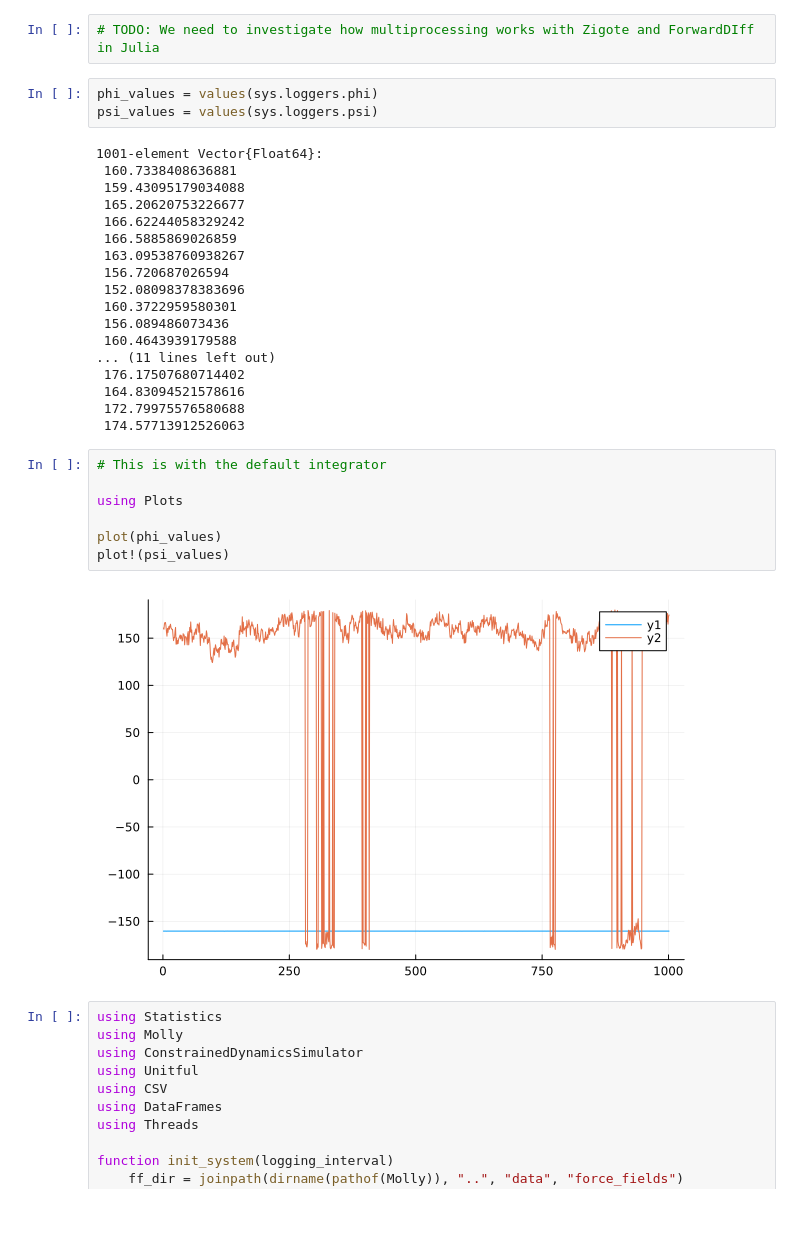
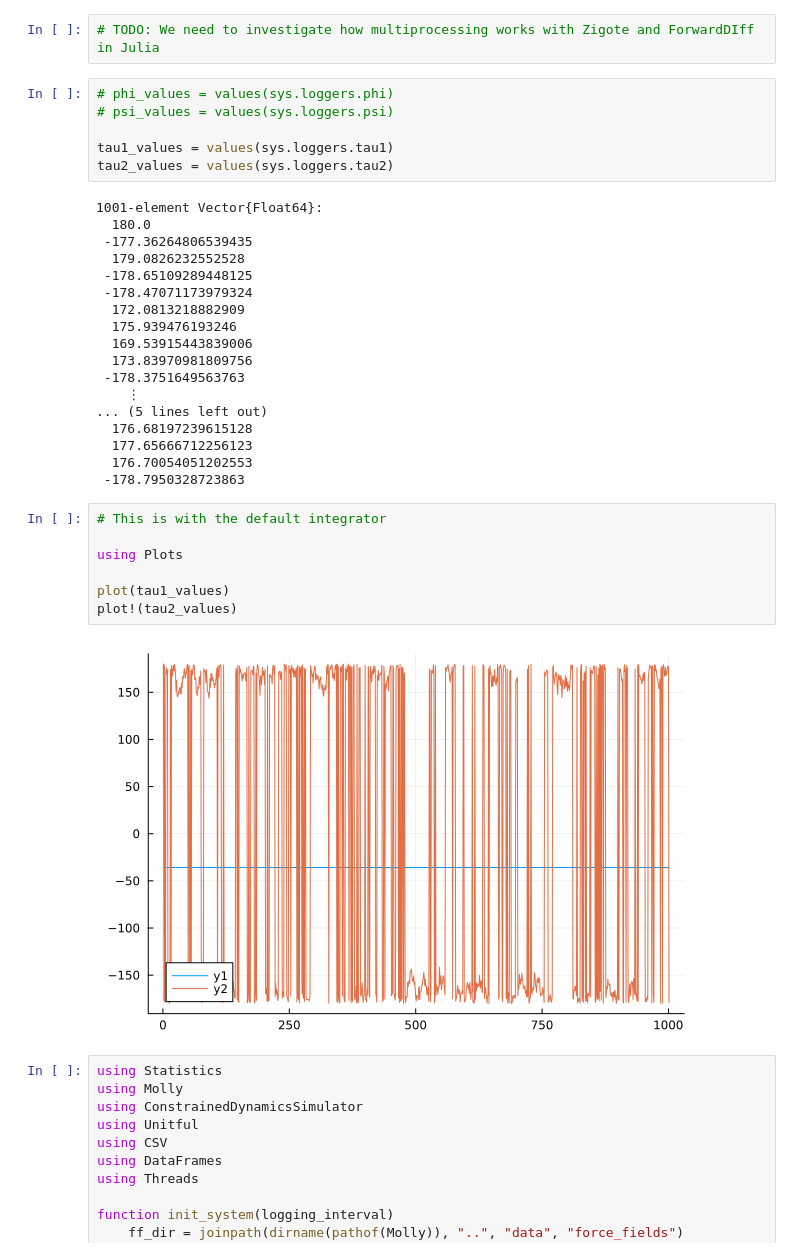
Before and after one commit to dominicp6/OrthogonalDynamicsSimulator, a Jupyter notebook: experiment.ipynb, the cells around one changed output. Drawn from its saved outputs; the diff is of its cells as text; blank space fills up the shorter version.

```diff
--- a/experiment.ipynb
+++ b/experiment.ipynb
@@ -60,35 +94,38 @@ integral
 # %%
 # TODO: We need to investigate how multiprocessing works with Zigote and ForwardDIff in Julia
 # %%
-phi_values = values(sys.loggers.phi)
-psi_values = values(sys.loggers.psi)
+# phi_values = values(sys.loggers.phi)
+# psi_values = values(sys.loggers.psi)
+
+tau1_values = values(sys.loggers.tau1)
+tau2_values = values(sys.loggers.tau2)
 # %% [output]
 1001-element Vector{Float64}:
- 160.7338408636881
- 159.43095179034088
- 165.20620753226677
- 166.62244058329242
- 166.5885869026859
- 163.09538760938267
- 156.720687026594
- 152.08098378383696
- 160.3722959580301
- 156.089486073436
- 160.4643939179588
-... (11 lines left out)
- 176.17507680714402
- 164.83094521578616
- 172.79975576580688
- 174.57713912526063
+  180.0
+ -177.36264806539435
+  179.0826232552528
+ -178.65109289448125
+ -178.47071173979324
+  172.0813218882909
+  175.939476193246
+  169.53915443839006
+  173.83970981809756
+ -178.3751649563763
+    ⋮
+... (5 lines left out)
+  176.68197239615128
+  177.65666712256123
+  176.70054051202553
+ -178.7950328723863
 # %%
 # This is with the default integrator
 
 using Plots
 
-plot(phi_values)
-plot!(psi_values)
+plot(tau1_values)
+plot!(tau2_values)
 # %% [output]
-[figure, old version]
+[figure, new version]
 # %%
 using Statistics
 using Molly
```
Also changed, not shown: parts of 6 cells of this notebook, 2 other files.
